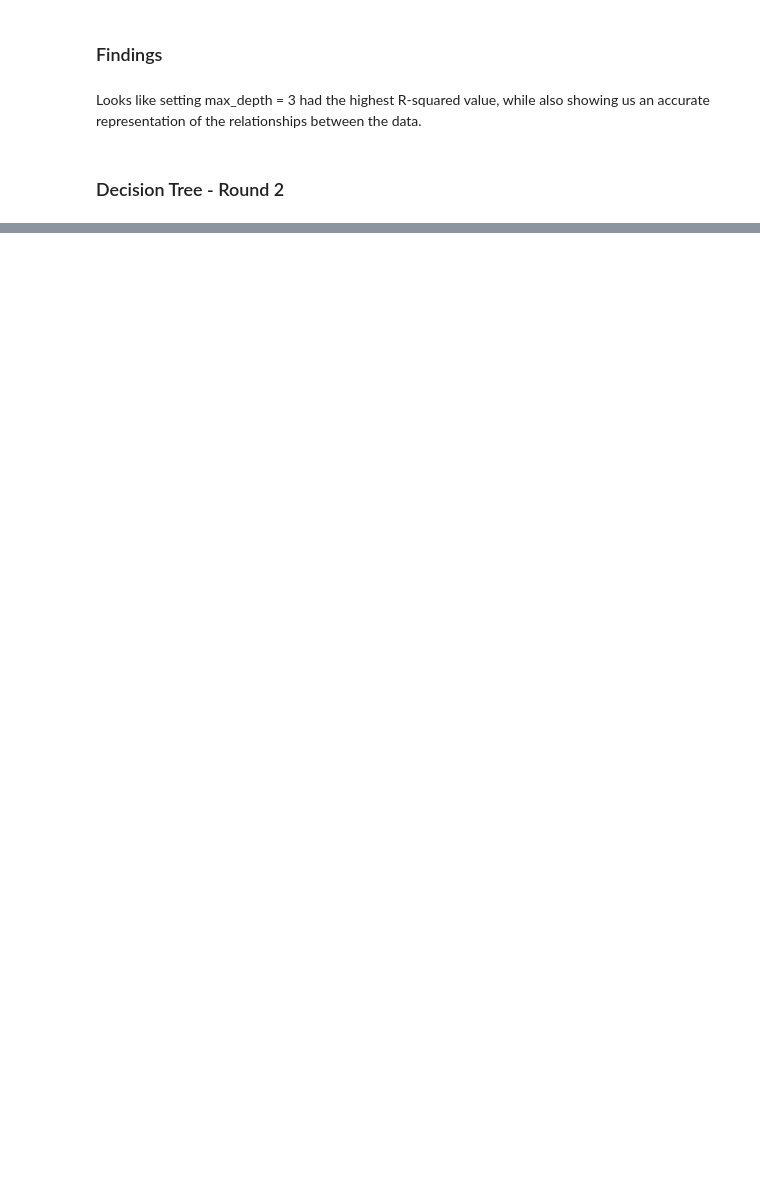
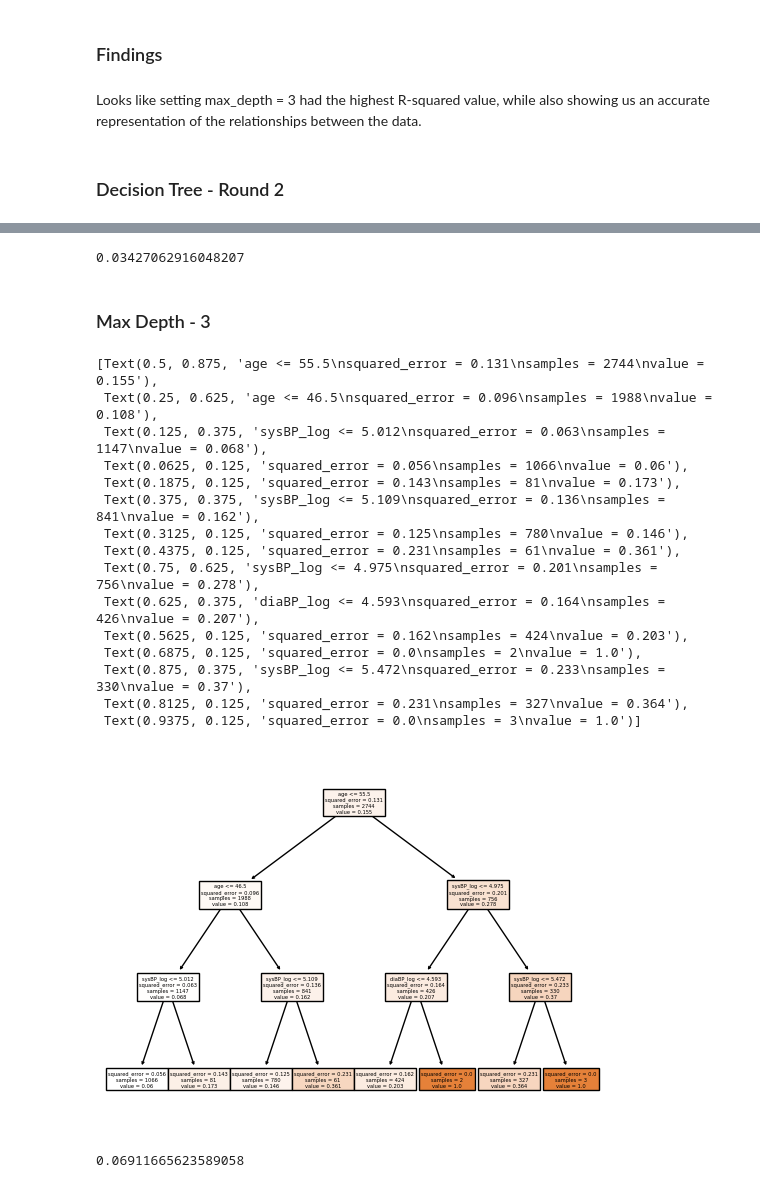
Before and after one commit to amolaka/Notable-Projects, a Jupyter notebook: CHD_Paper.ipynb, the cells around one changed output, grey strips where cells are left out. Cells and saved outputs as stored; diff of their text form; code cells hidden in the pictures; blank space fills up the shorter version.

```diff
--- a/CHD_Paper.ipynb
+++ b/CHD_Paper.ipynb
@@ -706,0 +879,53 @@ forest_importances.plot.bar()
+# %%
+# Statistics for above tree
+SSE = np.sum((y_test - y_hat) ** 2)
+TSS  =np.sum((y_test - np.mean(y)) ** 2)
+rsq = 1 - SSE/TSS
+print(rsq)
+# %% [output]
+0.03427062916048207
+# %% [markdown]
+### Max Depth - 3
+# %%
+# Let's try to make it even better!
+
+# Process data
+y = tree_data['TenYearCHD']
+X = tree_data.drop(['TenYearCHD'], axis = 1)
+y_test = tree_test_data['TenYearCHD']
+X_test = tree_test_data.drop(['TenYearCHD'], axis = 1)
+
+# Fit tree
+tree = DecisionTreeRegressor(max_depth = 3)
+tree = tree.fit(X, y)
+
+# Make predictions on the test data
+y_hat = tree.predict(X_test)
+
+# Visualize results
+plot_tree(tree, filled = True, feature_names = tree.feature_names_in_)
+# %% [output]
+[Text(0.5, 0.875, 'age <= 55.5\nsquared_error = 0.131\nsamples = 2744\nvalue = 0.155'),
+ Text(0.25, 0.625, 'age <= 46.5\nsquared_error = 0.096\nsamples = 1988\nvalue = 0.108'),
+ Text(0.125, 0.375, 'sysBP_log <= 5.012\nsquared_error = 0.063\nsamples = 1147\nvalue = 0.068'),
+ Text(0.0625, 0.125, 'squared_error = 0.056\nsamples = 1066\nvalue = 0.06'),
+ Text(0.1875, 0.125, 'squared_error = 0.143\nsamples = 81\nvalue = 0.173'),
+ Text(0.375, 0.375, 'sysBP_log <= 5.109\nsquared_error = 0.136\nsamples = 841\nvalue = 0.162'),
+ Text(0.3125, 0.125, 'squared_error = 0.125\nsamples = 780\nvalue = 0.146'),
+ Text(0.4375, 0.125, 'squared_error = 0.231\nsamples = 61\nvalue = 0.361'),
+ Text(0.75, 0.625, 'sysBP_log <= 4.975\nsquared_error = 0.201\nsamples = 756\nvalue = 0.278'),
+ Text(0.625, 0.375, 'diaBP_log <= 4.593\nsquared_error = 0.164\nsamples = 426\nvalue = 0.207'),
+ Text(0.5625, 0.125, 'squared_error = 0.162\nsamples = 424\nvalue = 0.203'),
+ Text(0.6875, 0.125, 'squared_error = 0.0\nsamples = 2\nvalue = 1.0'),
+ Text(0.875, 0.375, 'sysBP_log <= 5.472\nsquared_error = 0.233\nsamples = 330\nvalue = 0.37'),
+ Text(0.8125, 0.125, 'squared_error = 0.231\nsamples = 327\nvalue = 0.364'),
+ Text(0.9375, 0.125, 'squared_error = 0.0\nsamples = 3\nvalue = 1.0')]
+[figure, added]
+# %%
+# Statistics for above tree
+SSE = np.sum((y_test - y_hat) ** 2)
+TSS  =np.sum((y_test - np.mean(y)) ** 2)
+rsq = 1 - SSE/TSS
+print(rsq)
+# %% [output]
+0.06911665623589058
```
Also changed, not shown: parts of 45 cells of this notebook.
